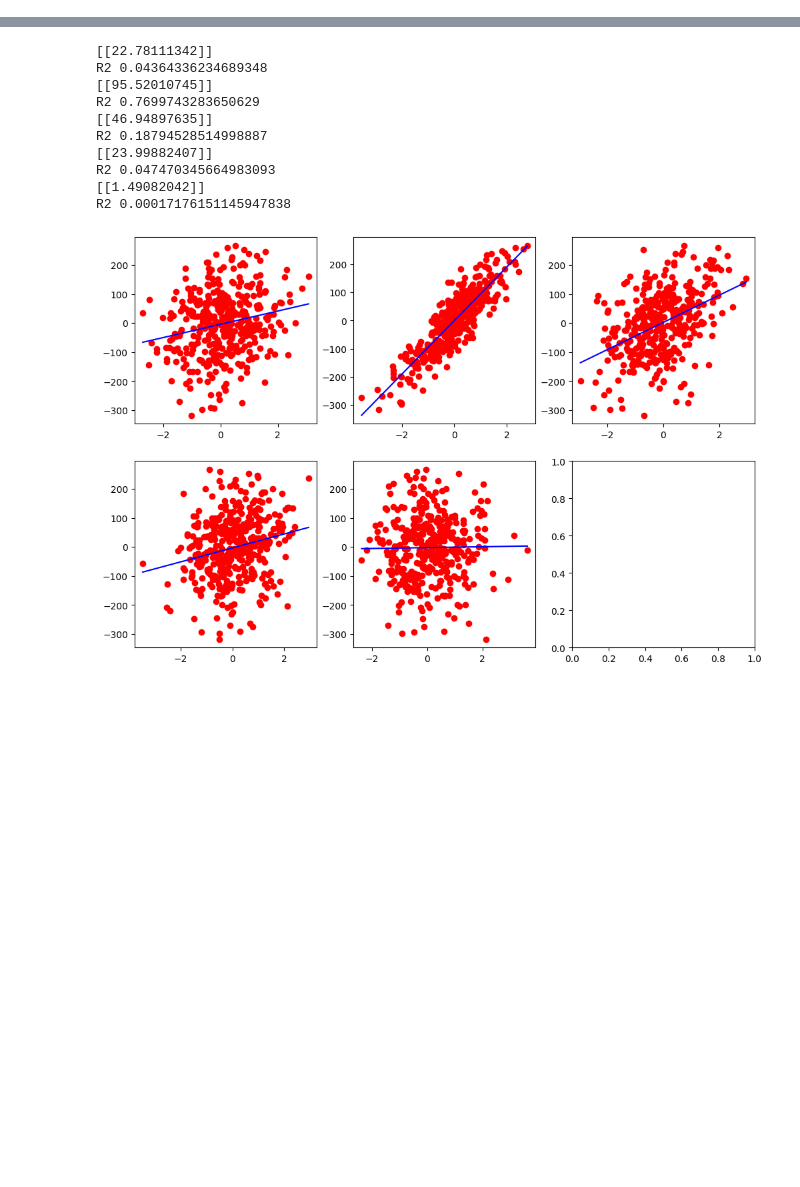
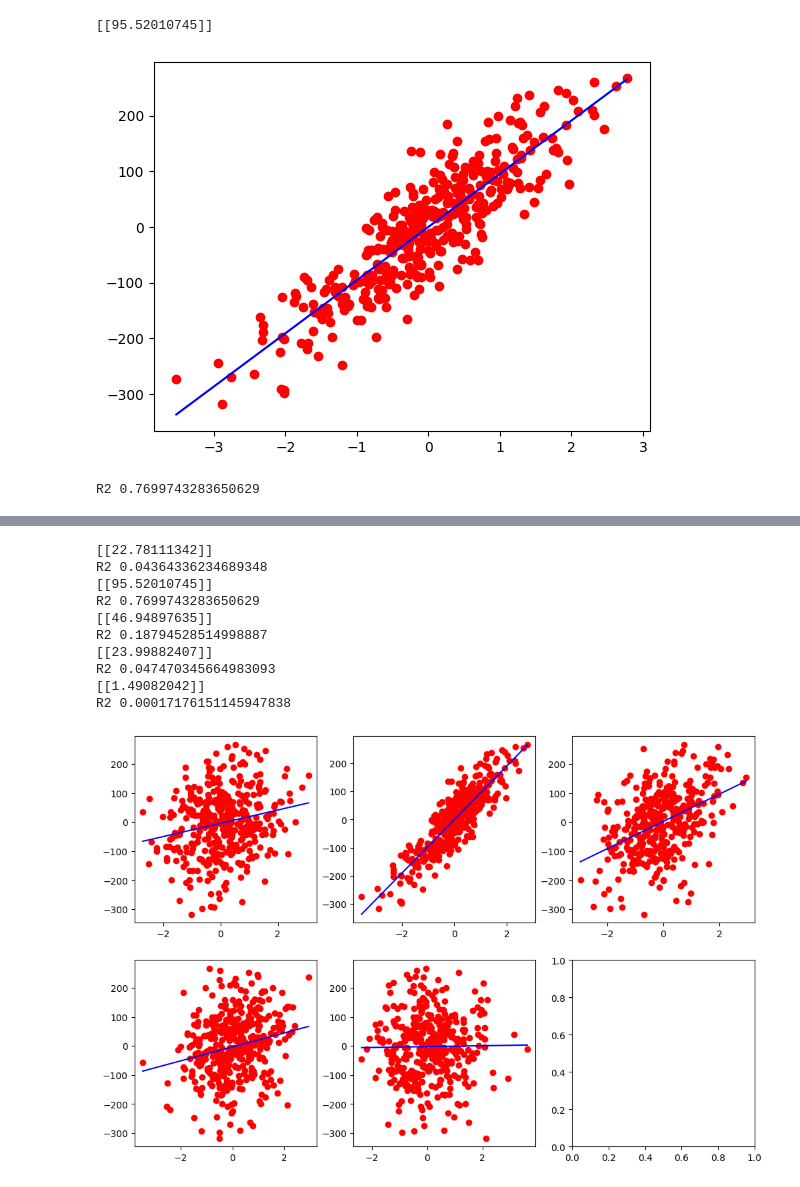
Before and after one commit to NeZur21/MLProject, a Jupyter notebook: ML1_2.ipynb, the cells around one changed output, grey strips where cells are left out. Drawn from its saved outputs; the diff is of its cells as text; code cells hidden in the pictures; blank space fills up the shorter version.

```diff
--- a/ML1_2.ipynb
+++ b/ML1_2.ipynb
@@ -429,0 +1,33 @@
+# %%
+from matplotlib import pyplot as plt
+import pandas as pd
+import numpy as np
+from sklearn.linear_model import LinearRegression
+from sklearn.metrics import mean_squared_error, mean_absolute_error
+
+x = pd.read_csv("https://github.com/koroteevmv/ML_course/raw/main/ML1.2%20multivariate/data/0_x.csv",
+                header=None)
+                # ,usecols=range(3))
+y = pd.read_csv("https://github.com/koroteevmv/ML_course/raw/main/ML1.2%20multivariate/data/0_y.csv",
+                header=None)
+
+results = []
+
+lin_bin = LinearRegression()
+lin_bin.fit(x[[1]], y)
+print(lin_bin.coef_)
+y_pred = lin_bin.predict(x[[1]])
+
+xx = np.linspace(x[[1]].min(), x[[1]].max(), 100)
+plt.scatter(x[[1]], y, c='r')
+plt.plot(xx, lin_bin.predict(xx), color='b')
+plt.show()
+
+R2 = lin_bin.score(x[[1]], y)
+results.append({'Model': '1 признак', 'R2': R2, 'MAE': mean_absolute_error(y, y_pred), 'MSE': mean_squared_error(y, y_pred)})
+
+print('R2', R2)
+# %% [output]
+[[95.52010745]]
+[figure, added]
+R2 0.7699743283650629
```
Also changed, not shown: parts of 3 cells of this notebook, 5 other files.
